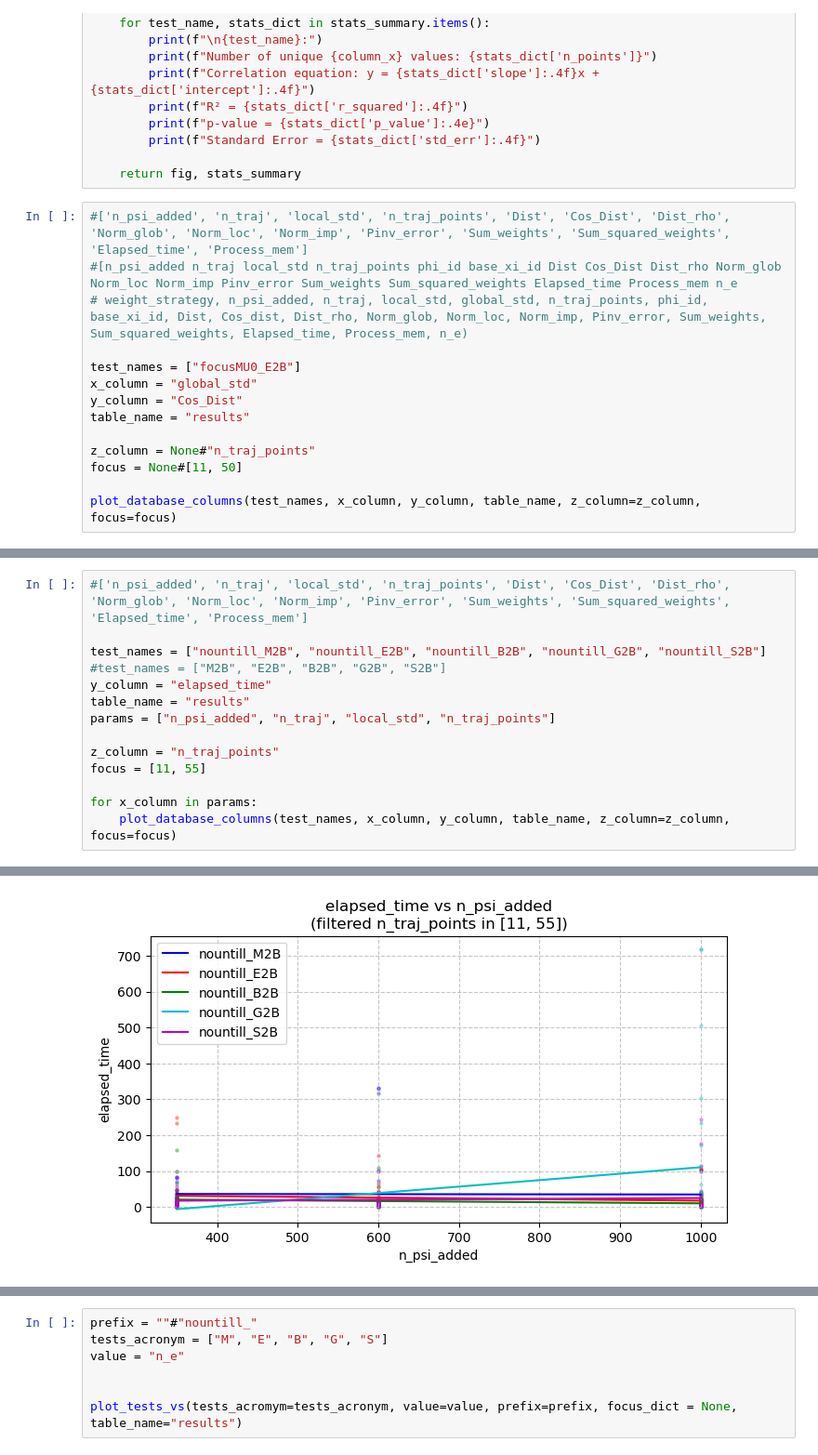
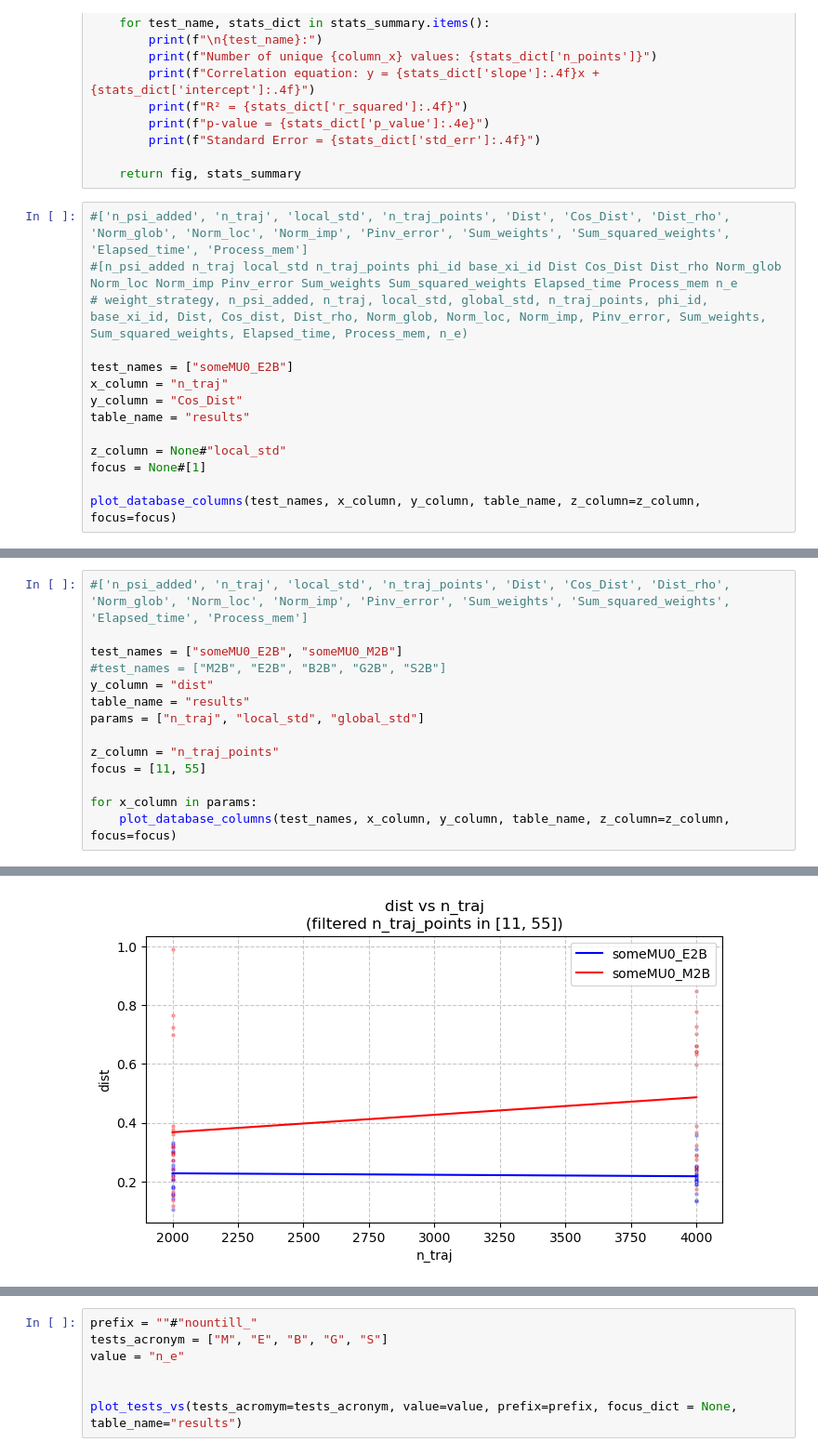
Before and after one commit to Gianmarco-Sarnelli/STL_explainability, a Jupyter notebook: Results_new.ipynb, the cells around one changed output, grey strips where cells are left out. Shown at 93% size. Drawn from its saved outputs; the diff is of its cells as text.

Commit message:
Preparing for some confusing test

```diff
--- a/Results_new.ipynb
+++ b/Results_new.ipynb
@@ -360,13 +360,13 @@ def analyze_column_correlations(
 #[n_psi_added n_traj local_std n_traj_points phi_id base_xi_id Dist Cos_Dist Dist_rho Norm_glob Norm_loc Norm_imp Pinv_error Sum_weights Sum_squared_weights Elapsed_time Process_mem n_e
 # weight_strategy, n_psi_added, n_traj, local_std, global_std, n_traj_points, phi_id, base_xi_id, Dist, Cos_dist, Dist_rho, Norm_glob, Norm_loc, Norm_imp, Pinv_error, Sum_weights, Sum_squared_weights, Elapsed_time, Process_mem, n_e)
 
-test_names = ["focusMU0_E2B"]
-x_column = "global_std"
+test_names = ["someMU0_E2B"]
+x_column = "n_traj"
 y_column = "Cos_Dist"
 table_name = "results"
 
-z_column = None#"n_traj_points"
-focus = None#[11, 50]
+z_column = None#"local_std"
+focus = None#[1]
 
 plot_database_columns(test_names, x_column, y_column, table_name, z_column=z_column, focus=focus)
 # %% [output]
@@ -387,11 +382,11 @@ Standard Error = 0.0969
 # %%
 #['n_psi_added', 'n_traj', 'local_std', 'n_traj_points', 'Dist', 'Cos_Dist', 'Dist_rho', 'Norm_glob', 'Norm_loc', 'Norm_imp', 'Pinv_error', 'Sum_weights', 'Sum_squared_weights', 'Elapsed_time', 'Process_mem']
 
-test_names = ["nountill_M2B", "nountill_E2B", "nountill_B2B", "nountill_G2B", "nountill_S2B"]
+test_names = ["someMU0_E2B", "someMU0_M2B"]
 #test_names = ["M2B", "E2B", "B2B", "G2B", "S2B"]
-y_column = "elapsed_time"
+y_column = "dist"
 table_name = "results"
-params = ["n_psi_added", "n_traj", "local_std", "n_traj_points"]
+params = ["n_traj", "local_std", "global_std"]
 
 z_column = "n_traj_points"
 focus = [11, 55]
@@ -419,4 +411,4 @@ Standard Error = 0.0164
-[figure, old version]
+[figure, new version]
 Regression Statistics:
 --------------------------------------------------
 
```
Also changed, not shown: parts of 2 cells of this notebook, 4 other files.
